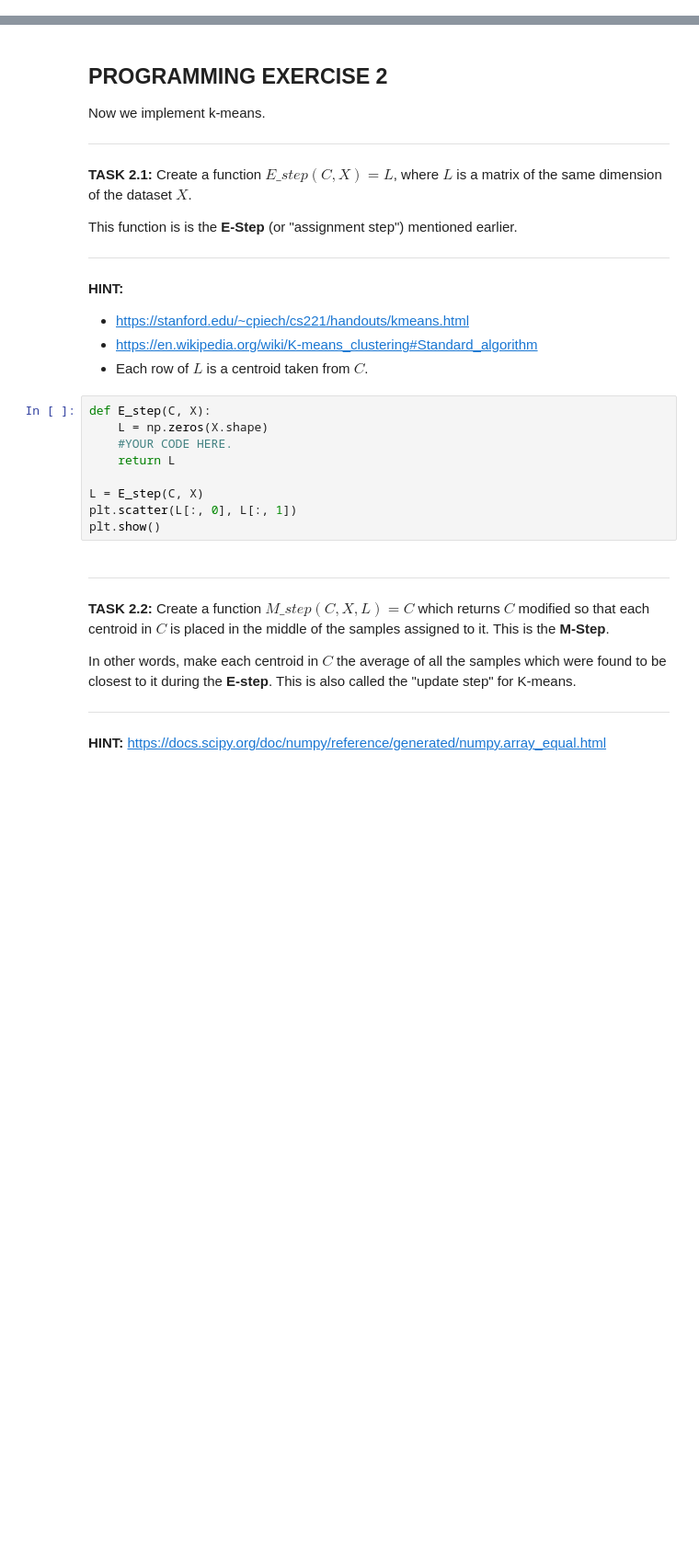
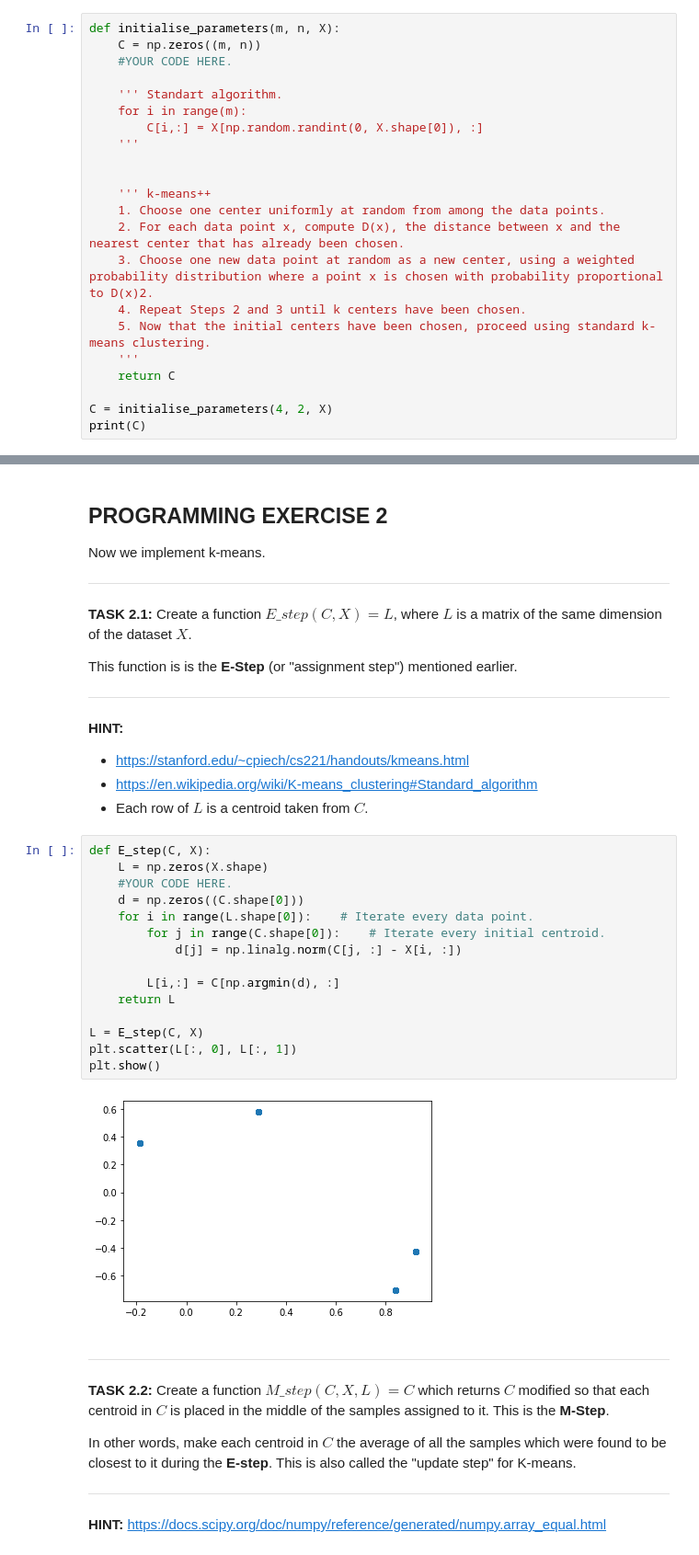
Before and after one commit to OddUlrich/Machine-Learning-Studio, a Jupyter notebook: mathematics_in_ML/3-kmeans.ipynb, the cells around one changed output, grey strips where cells are left out. Shown at 92% size. Drawn from its saved outputs; the diff is of its cells as text; blank space fills up the shorter version.

```diff
--- a/mathematics_in_ML/3-When Models Meet Data.ipynb
+++ b/mathematics_in_ML/3-kmeans.ipynb
@@ -299,0 +489,22 @@ print(C)
+# %%
+def initialise_parameters(m, n, X):
+    C = np.zeros((m, n))
+    #YOUR CODE HERE.
+
+    ''' Standart algorithm.
+    for i in range(m):
+        C[i,:] = X[np.random.randint(0, X.shape[0]), :]
+    '''
+
+
+    ''' k-means++
+    1. Choose one center uniformly at random from among the data points.
+    2. For each data point x, compute D(x), the distance between x and the nearest center that has already been chosen.
+    3. Choose one new data point at random as a new center, using a weighted probability distribution where a point x is chosen with probability proportional to D(x)2.
+    4. Repeat Steps 2 and 3 until k centers have been chosen.
+    5. Now that the initial centers have been chosen, proceed using standard k-means clustering.
+    '''
+    return C
+
+C = initialise_parameters(4, 2, X)
+print(C)
@@ -317,12 +533,20 @@ Now we implement k-means.
 # %%
 def E_step(C, X):
     L = np.zeros(X.shape)
     #YOUR CODE HERE.
+    d = np.zeros((C.shape[0]))
+    for i in range(L.shape[0]):    # Iterate every data point.
+        for j in range(C.shape[0]):    # Iterate every initial centroid.
+            d[j] = np.linalg.norm(C[j, :] - X[i, :])
+
+        L[i,:] = C[np.argmin(d), :]
     return L
 
 L = E_step(C, X)
 plt.scatter(L[:, 0], L[:, 1])
 plt.show()
+# %% [output]
+[figure, added]
 # %% [markdown]
 ---
 
```
Also changed, not shown: parts of 16 cells of this notebook.
